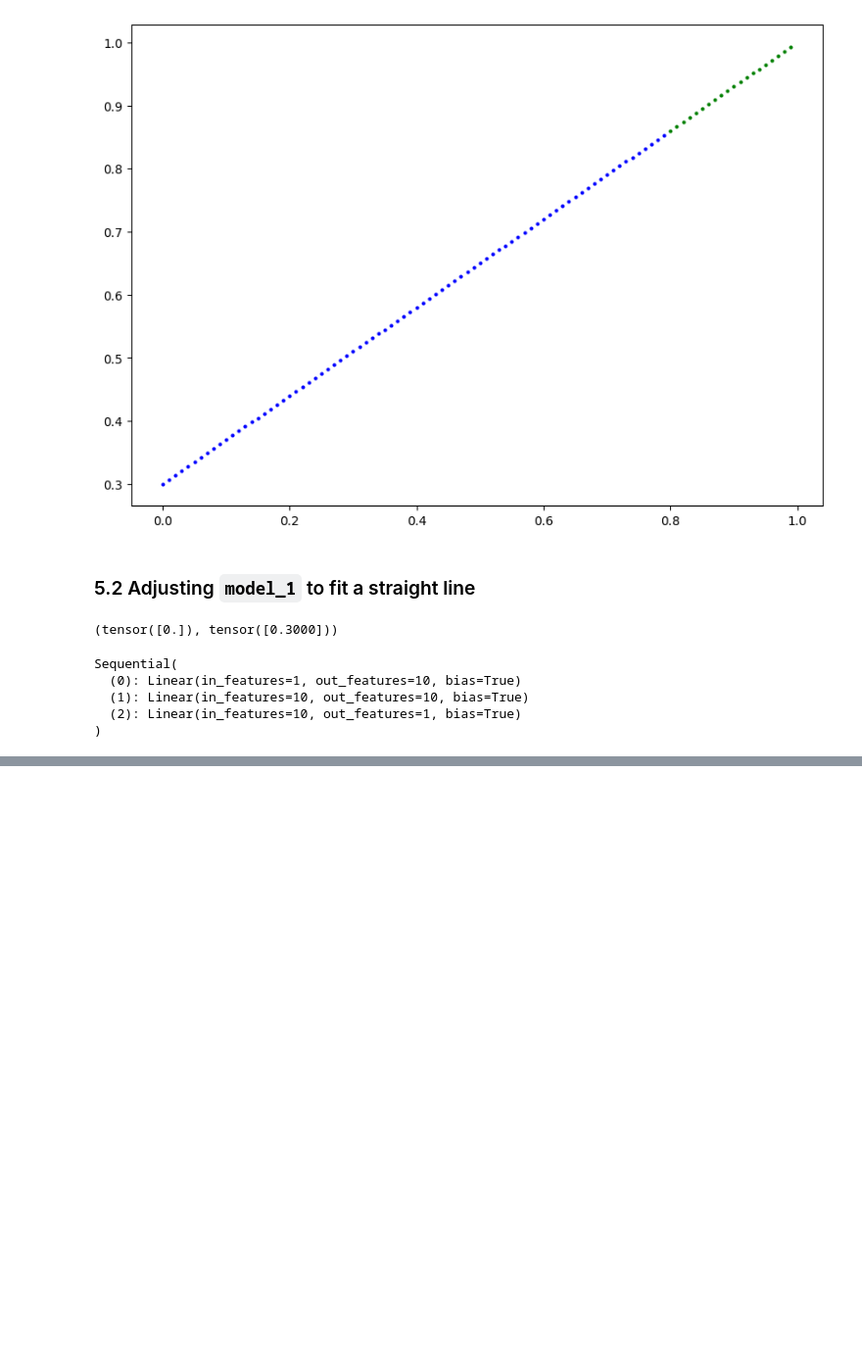
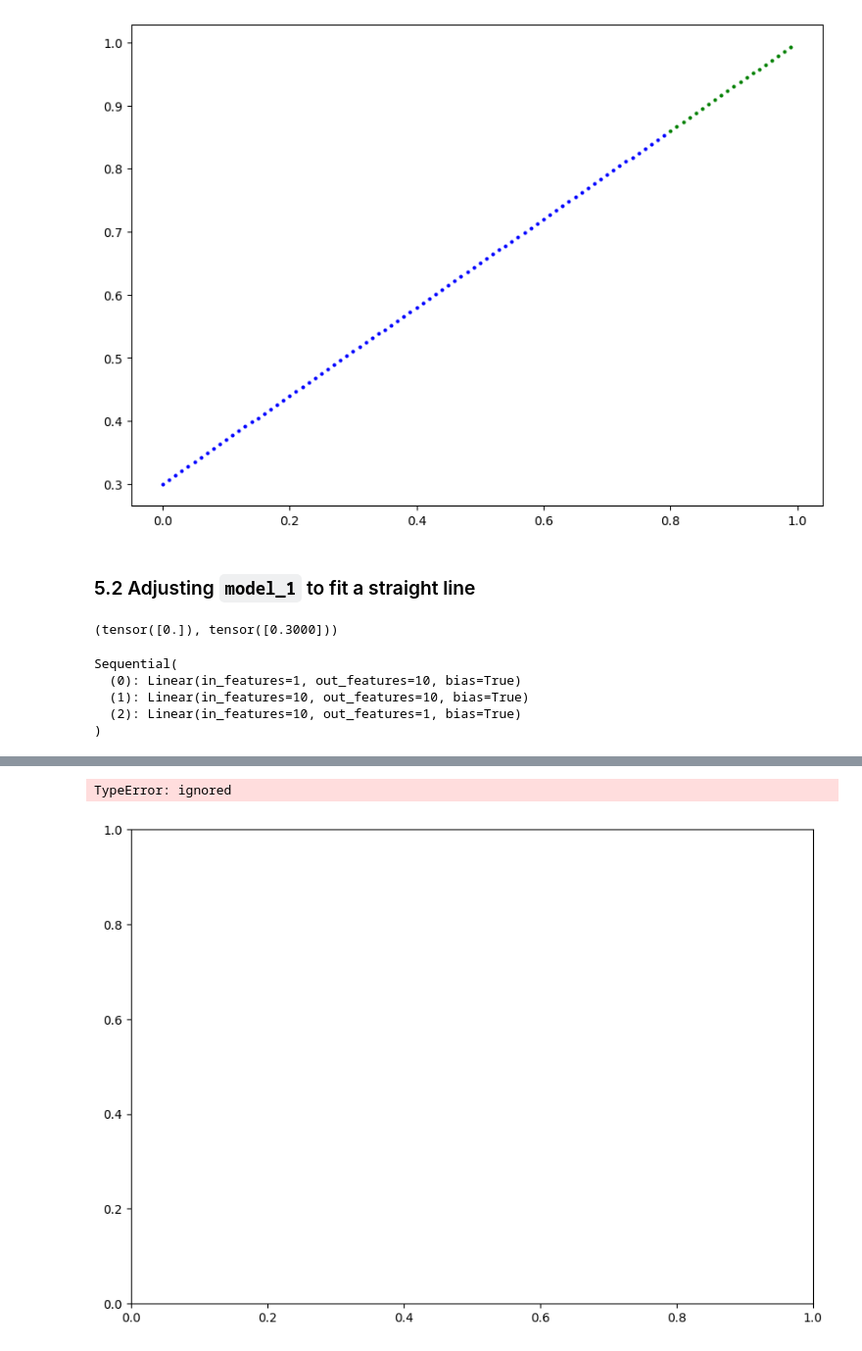
Before and after one commit to nbeaudoin/PyTorch-marathon, a Jupyter notebook: Classification.ipynb, the cells around one changed output, grey strips where cells are left out. Shown at 98% size. Drawn from its saved outputs; the diff is of its cells as text; code cells hidden in the pictures; blank space fills up the shorter version.

```diff
--- a/Classification.ipynb
+++ b/Classification.ipynb
@@ -706,0 +730,17 @@ for epoch in range(epochs):
+# %%
+# Turn on evalutation model
+model_2.eval()
+
+# Make predictions (inference)
+with torch.inference_mode():
+  y_preds = model_2(X_test_regression)
+
+# Plot data and predictions
+plot_predictions(train_data=X_train_regression,
+                 train_labels=y_train_regression,
+                 test_data=X_test_regression,
+                 test_labels=y_test_regression,
+                 predictions=y_preds)
+# %% [output]
+TypeError: ignored
+[figure, added]
```
Also changed, not shown: parts of 32 cells of this notebook.
